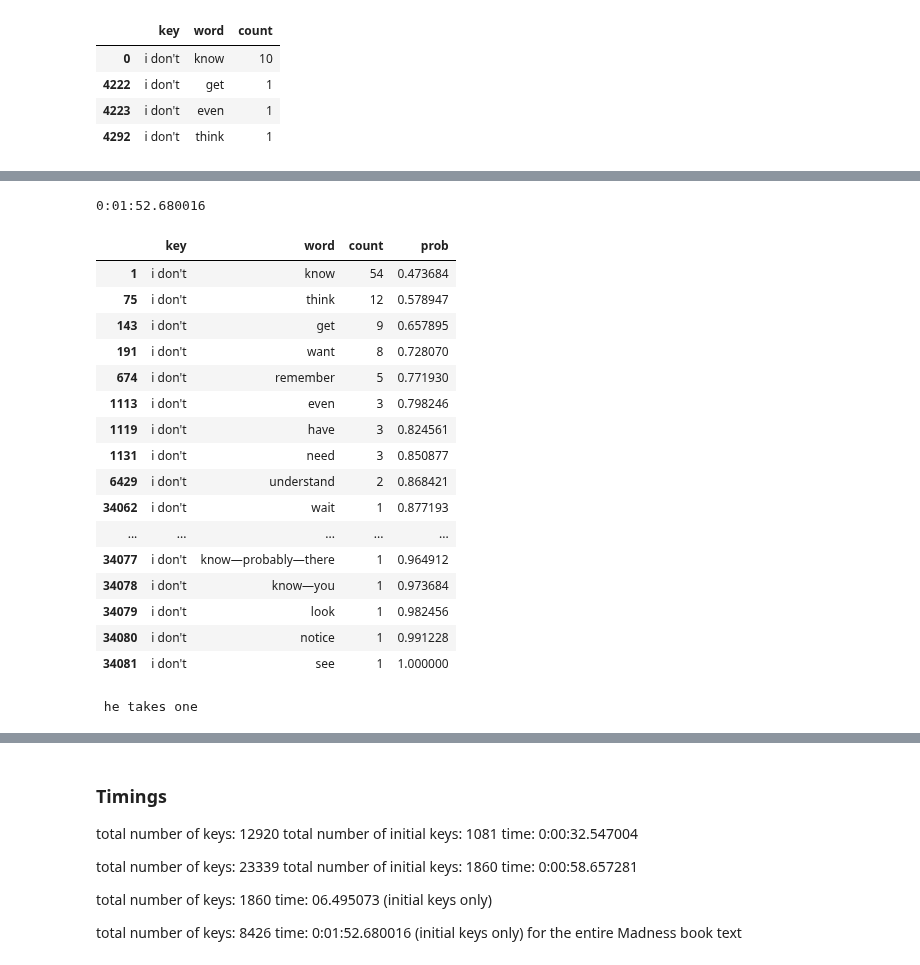
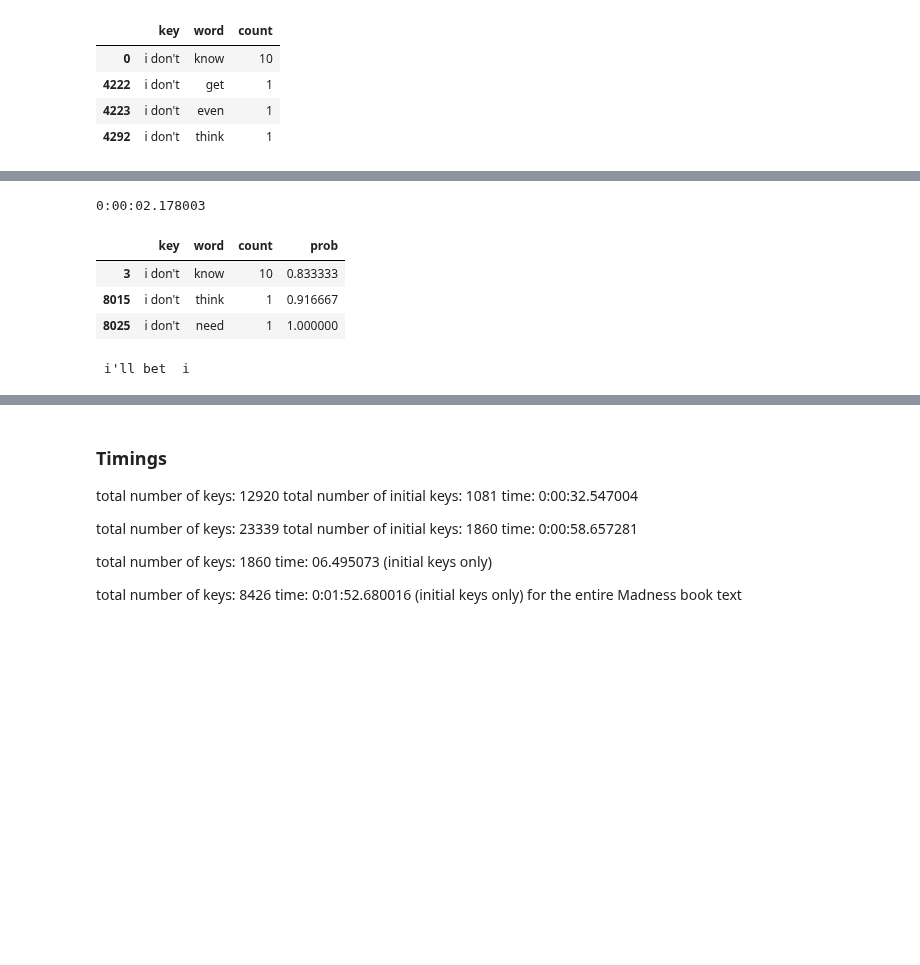
Before and after one commit to dwbzen/pymusic, a Jupyter notebook: text_processing.ipynb, the cells around one changed output, grey strips where cells are left out. Drawn from its saved outputs; the diff is of its cells as text; code cells hidden in the pictures; blank space fills up the shorter version.

```diff
--- a/text_processing.ipynb
+++ b/text_processing.ipynb
@@ -315,39 +321,26 @@ def add_counts_to_model(model: dict, countsdf: pd.DataFrame, akey: str):
     s = (key_df['count']/key_df['count'].sum()).cumsum()
     model[akey] = key_df.assign(prob=s )
 
-markov_chain = dict()
+markov_chain_dict = dict()
 now = datetime.now()
 
 #
 # create the MarkovChain dict() model only for initial keys!
 #
-for akey in initial_keys_df['key']:
-    add_counts_to_model(markov_chain, counts_df, akey)
+for akey in initial_keys:
+    add_counts_to_model(markov_chain_dict, counts_df, akey)
 
 delta = datetime.now() - now
 print(delta)
 # %% [output]
-0:01:52.680016
+0:00:02.178003
 # %%
-markov_chain[" i don't"]
+markov_chain_dict[" i don't"]
 # %% [output]
 |  | key | word | count | prob |
-| 1 | i don't | know | 54 | 0.473684 |
-| 75 | i don't | think | 12 | 0.578947 |
-| 143 | i don't | get | 9 | 0.657895 |
-| 191 | i don't | want | 8 | 0.728070 |
-| 674 | i don't | remember | 5 | 0.771930 |
-| 1113 | i don't | even | 3 | 0.798246 |
-| 1119 | i don't | have | 3 | 0.824561 |
-| 1131 | i don't | need | 3 | 0.850877 |
-| 6429 | i don't | understand | 2 | 0.868421 |
-| 34062 | i don't | wait | 1 | 0.877193 |
-| ... | ... | ... | ... | ... |
-| 34077 | i don't | know—probably—there | 1 | 0.964912 |
-| 34078 | i don't | know—you | 1 | 0.973684 |
-| 34079 | i don't | look | 1 | 0.982456 |
-| 34080 | i don't | notice | 1 | 0.991228 |
-| 34081 | i don't | see | 1 | 1.000000 |
+| 3 | i don't | know | 10 | 0.833333 |
+| 8015 | i don't | think | 1 | 0.916667 |
+| 8025 | i don't | need | 1 | 1.000000 |
 # %%
 # pick a key at random
 kprob = random.randint(0, len(initial_keys_df))
@@ -356,11 +349,11 @@ key = initial_keys_df.iloc[kprob]['key']
 #
 # selection
 #
-if not key in markov_chain:
-    add_counts_to_model(markov_chain, counts_df, key)
+if not key in markov_chain_dict:
+    add_counts_to_model(markov_chain_dict, counts_df, key)
 
 prob = random.random()
-mdf = markov_chain[key]
+mdf = markov_chain_dict[key]
 word = None
 if len(mdf) == 0:
     word = '.'
@@ -370,7 +363,7 @@ elif len(mdf) > 1:
     word = mdf[mdf['prob'] >= prob].iloc[0]['word']
 print(f'{key} {word} ')
 # %% [output]
- he takes one
+ i'll bet  i
 # %%
 mdf
 # %% [output]
```
Also changed, not shown: parts of 41 cells of this notebook, 12 other files.
